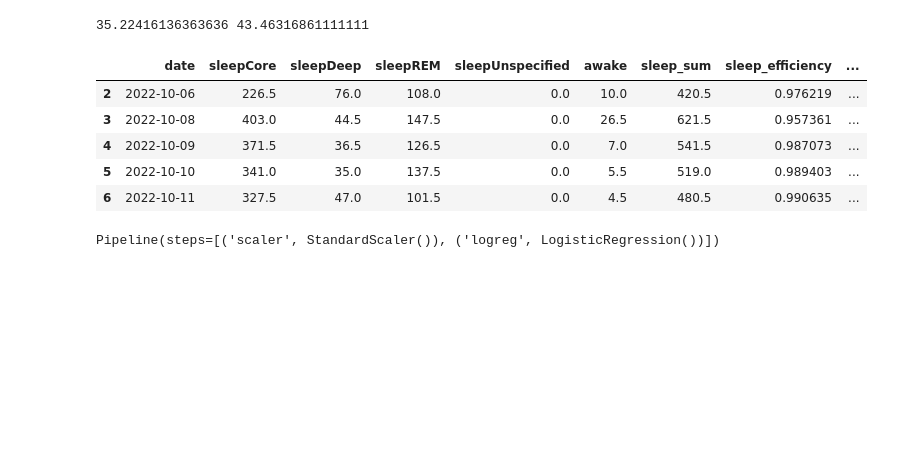
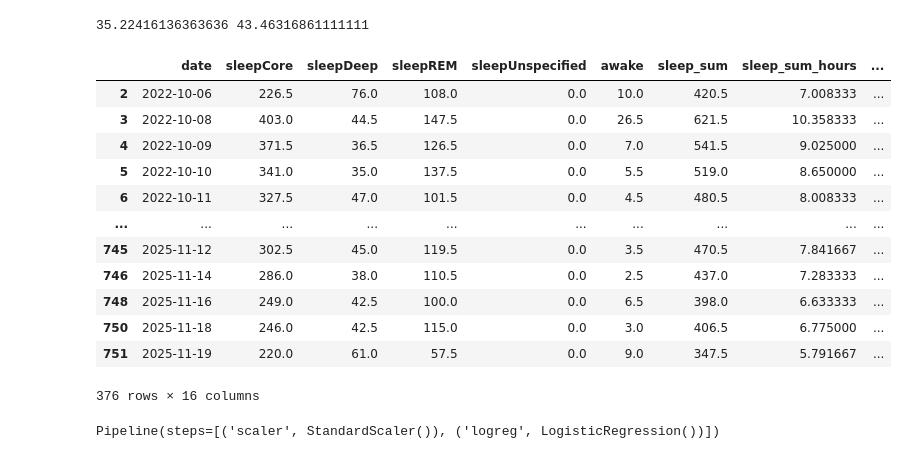
Before and after one commit to yichenpsy/sleep_stress, a Jupyter notebook: notebooks/ML_logistic.ipynb, the cells around one changed output. Drawn from its saved outputs; the diff is of its cells as text; code cells hidden in the pictures; blank space fills up the shorter version.

Commit message:
changedg data import, added sleep_sum_hours

```diff
--- a/notebooks/ML_logistic.ipynb
+++ b/notebooks/ML_logistic.ipynb
@@ -20,14 +20,21 @@ print(q25, q75)
 df_bin = df[(df["mean_hrv"] <= q25) | (df["mean_hrv"] >= q75)].copy()
 df_bin["low_hrv"] = (df_bin["mean_hrv"] <= q25).astype(int)
 # %%
-df_bin.head()
+df_bin
 # %% [output]
-|  | date | sleepCore | sleepDeep | sleepREM | sleepUnspecified | awake | sleep_sum | sleep_efficiency | ... |
-| 2 | 2022-10-06 | 226.5 | 76.0 | 108.0 | 0.0 | 10.0 | 420.5 | 0.976219 | ... |
-| 3 | 2022-10-08 | 403.0 | 44.5 | 147.5 | 0.0 | 26.5 | 621.5 | 0.957361 | ... |
-| 4 | 2022-10-09 | 371.5 | 36.5 | 126.5 | 0.0 | 7.0 | 541.5 | 0.987073 | ... |
-| 5 | 2022-10-10 | 341.0 | 35.0 | 137.5 | 0.0 | 5.5 | 519.0 | 0.989403 | ... |
-| 6 | 2022-10-11 | 327.5 | 47.0 | 101.5 | 0.0 | 4.5 | 480.5 | 0.990635 | ... |
+|  | date | sleepCore | sleepDeep | sleepREM | sleepUnspecified | awake | sleep_sum | sleep_sum_hours | ... |
+| 2 | 2022-10-06 | 226.5 | 76.0 | 108.0 | 0.0 | 10.0 | 420.5 | 7.008333 | ... |
+| 3 | 2022-10-08 | 403.0 | 44.5 | 147.5 | 0.0 | 26.5 | 621.5 | 10.358333 | ... |
+| 4 | 2022-10-09 | 371.5 | 36.5 | 126.5 | 0.0 | 7.0 | 541.5 | 9.025000 | ... |
+| 5 | 2022-10-10 | 341.0 | 35.0 | 137.5 | 0.0 | 5.5 | 519.0 | 8.650000 | ... |
+| 6 | 2022-10-11 | 327.5 | 47.0 | 101.5 | 0.0 | 4.5 | 480.5 | 8.008333 | ... |
+| ... | ... | ... | ... | ... | ... | ... | ... | ... | ... |
+| 745 | 2025-11-12 | 302.5 | 45.0 | 119.5 | 0.0 | 3.5 | 470.5 | 7.841667 | ... |
+| 746 | 2025-11-14 | 286.0 | 38.0 | 110.5 | 0.0 | 2.5 | 437.0 | 7.283333 | ... |
+| 748 | 2025-11-16 | 249.0 | 42.5 | 100.0 | 0.0 | 6.5 | 398.0 | 6.633333 | ... |
+| 750 | 2025-11-18 | 246.0 | 42.5 | 115.0 | 0.0 | 3.0 | 406.5 | 6.775000 | ... |
+| 751 | 2025-11-19 | 220.0 | 61.0 | 57.5 | 0.0 | 9.0 | 347.5 | 5.791667 | ... |
+376 rows × 16 columns
 # %%
 # Features & Target
 X = df_bin[["sleep_sum", "sleep_quality", "stepCount", "sportTime"]]
```
Also changed, not shown: 2 other files.
